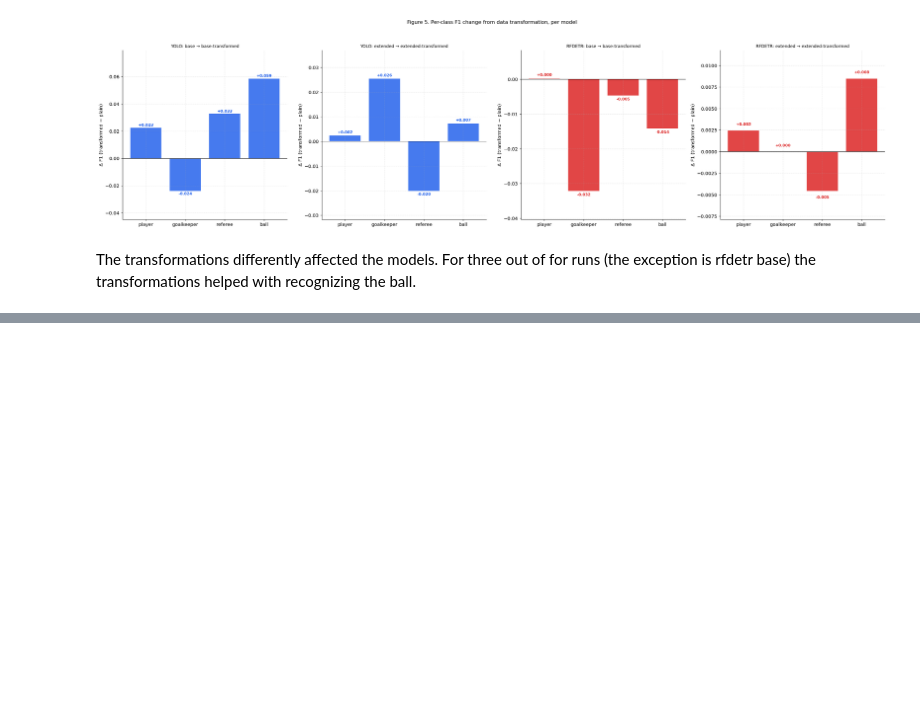
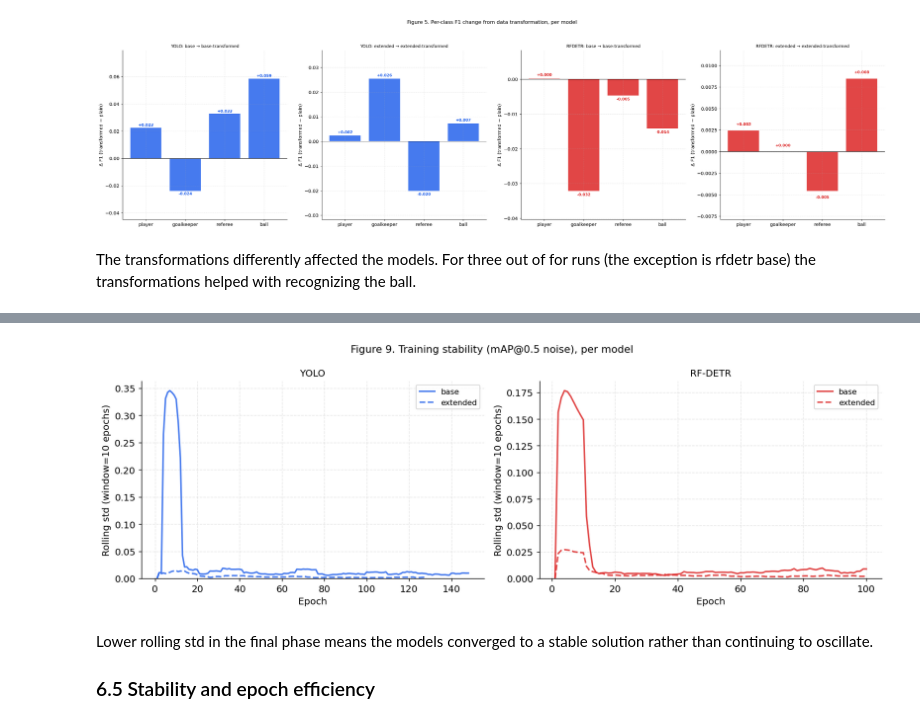
Before and after one commit to piotrczech/football-video-action-recognition, a Jupyter notebook: notebooks/22_yolo_vs_rfdetr_part1.ipynb, the cells around one changed output, grey strips where cells are left out. Cells and saved outputs as stored; diff of their text form; code cells hidden in the pictures; blank space fills up the shorter version.

```diff
--- a/notebooks/22_yolo_vs_rfdetr_part1.ipynb
+++ b/notebooks/22_yolo_vs_rfdetr_part1.ipynb
@@ -597,0 +709,33 @@ The transformations differently affected the models. For three out of for runs (
+# %%
+fig, axes = plt.subplots(1, 2, figsize=(13, 4.5))
+
+for ax, (model_key, color, label) in zip(axes, [
+    ("yolo",   YOLO_COLOR,   "YOLO"),
+    ("rfdetr", RFDETR_COLOR, "RF-DETR"),
+]):
+    for var, style in [("base", "-"), ("extended", "--")]:
+        match = [v for v in runs_data.values()
+                 if v["model"] == model_key and v["dataset_variant"] == var]
+        if not match:
+            continue
+        d = match[0]
+        history = np.array(d["map50_history"])
+        roll_std = [float(np.std(history[max(0,i-9):i+1])) for i in range(len(history))]
+        ep = np.arange(1, len(roll_std) + 1)
+        ax.plot(ep, roll_std, color=color, linestyle=style, linewidth=1.8, label=var, alpha=0.85)
+
+    ax.set_xlabel("Epoch")
+    ax.set_ylabel("Rolling std (window=10 epochs)")
+    ax.set_title(label, fontsize=11)
+    ax.legend(fontsize=9)
+    ax.set_ylim(0, None)
+
+plt.suptitle("Figure 9. Training stability (mAP@0.5 noise), per model", fontsize=12)
+plt.tight_layout()
+plt.show()
+# %% [output]
+[figure, added]
+# %% [markdown]
+Lower rolling std in the final phase means the models converged to a stable solution rather than continuing to oscillate.
+
+### 6.5 Stability and epoch efficiency
```
Also changed, not shown: parts of 20 cells of this notebook.
